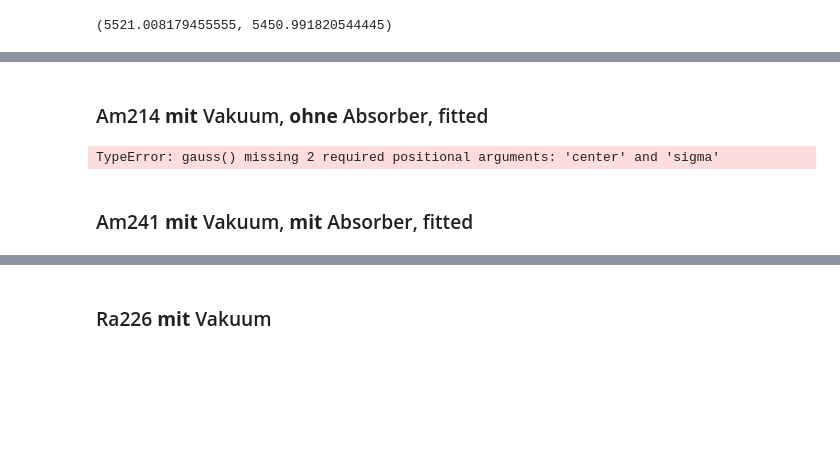
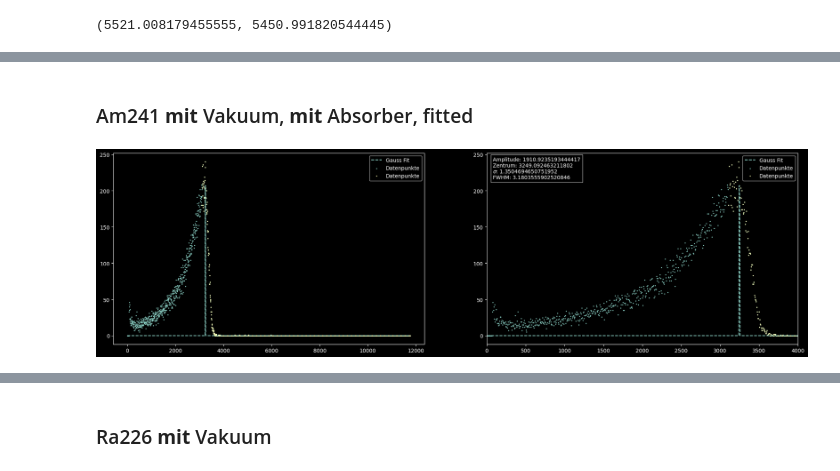
Before and after one commit to HateFindingNames/RadiationProtection_DetectorTechnology, a Jupyter notebook: V11/V11.ipynb, the cells around one changed output, grey strips where cells are left out. Saved outputs shown, nothing was run; the diff lists cells and outputs as text; code cells hidden in the pictures; blank space fills up the shorter version.

```diff
--- a/V11/V11.ipynb
+++ b/V11/V11.ipynb
@@ -345,34 +310,2 @@ plt.tight_layout()
-# %% [markdown]
-### Am214 **mit** Vakuum, **ohne** Absorber, fitted
-# %%
-fitrange = np.arange(949, len(Am_w_vac), 1)
-xarr = Am_w_vac["Energie(keV)"][fitrange]
-yarr = Am_w_vac["Impulse"][fitrange]
-guess = 25
-popt, pcov = curve_fit(gauss, xarr, yarr, p0=guess)
-print(*popt)
-xarr = Am_w_vac["Energie(keV)"]
-yarr = Am_w_vac["Impulse"]
-
-size=60
-fig, ax = plt.subplots(figsize=(30*cm, 30*(9/16)*cm))
-
-ax.scatter(xarr, yarr, s=.5, label="Impulshöhen")
-ax.plot(xarr, gauss_calib(xarr, *popt), label="Gauss Fit")
-
-ax.set_yticks(np.arange(0, max(yarr)+501, 250))
-ax.set_xlim(5000,5800)
-
-ax.set_title("Am241 mit Vakuum und ohne Absorber", fontsize=0.3*size)
-ax.set_xlabel("Energie / keV", fontsize=0.25*size)
-ax.set_ylabel("Impulse", fontsize=0.25*size)
-ax.text(0.01, 0.98, "$N_{{ges}}$ = {}".format(sum(yarr)), horizontalalignment="left", verticalalignment="top", transform=ax.transAxes, bbox=dict(facecolor='black', alpha=0.7))
-ax.legend()
-
-ax.grid(axis='both', alpha=.3)
-
-plt.tight_layout()
-# %% [output]
-TypeError: gauss() missing 2 required positional arguments: 'center' and 'sigma'
 # %% [markdown]
 ### Am241 **mit** Vakuum, **mit** Absorber, fitted
@@ -385,3 +312,36 @@ print('independent variables: {}'.format(gmodel.independent_vars))
+# %%
+xarr = Am_w_vac_w_Al["Energie(keV)"] * ecoeff
+yarr = Am_w_vac_w_Al["Impulse"]
+fitrange = np.arange(540, len(xarr), 1)
+xfit = np.asarray(xarr[fitrange])
+yfit = np.asarray(yarr[fitrange])
+gmodel = Model(gauss)
+params = Parameters()
+params.add('A', value=2170, min=1800, max=2300)
+params.add('center', value=3250, min=2000, max=4000)
+params.add('sigma', value=20, min=0.001)
+result = gmodel.fit(yfit, params, x=xfit)
+# print(result.fit_report())
+best_vals_vac_Al = list(result.best_values.values())
+
+fig, (full, zoom) = plt.subplots(1, 2, figsize=(60*cm, 30*(9/16)*cm))
+full.scatter(xarr, yarr, s=1, label="Datenpunkte")
+full.scatter(xfit, yfit, s=1, label="Datenpunkte")
+zoom.scatter(xarr, yarr, s=1, label="Datenpunkte")
+zoom.scatter(xfit, yfit, s=1, label="Datenpunkte")
+
+full.plot(xarr, gauss(xarr, *best_vals_vac_Al), '--', label="Gauss Fit")
+zoom.plot(xarr, gauss(xarr, *best_vals_vac_Al), '--', label="Gauss Fit")
+
+best_vals_vac_Al_string = "Amplitude: {0}\nZentrum: {1}\n$\sigma$: {2}\nFWHM: {3}".format(best_vals_vac_Al[0], best_vals_vac_Al[1], best_vals_vac_Al[2], best_vals_vac_Al[2]*2.355)
+zoom.text(0.02, 0.98, best_vals_vac_Al_string, horizontalalignment="left", verticalalignment="top", transform=zoom.transAxes, bbox=dict(facecolor='black', alpha=0.7))
+
+zoom.set_xlim(left=0, right=4000)
+full.legend()
+zoom.legend()
+plt.show()
+# %% [output]
+[figure, added]
 # %%
 print(ecoeff)
 xarr = Am_w_vac_w_Al["Energie(keV)"]*ecoeff
```
Also changed, not shown: parts of 9 cells of this notebook.
